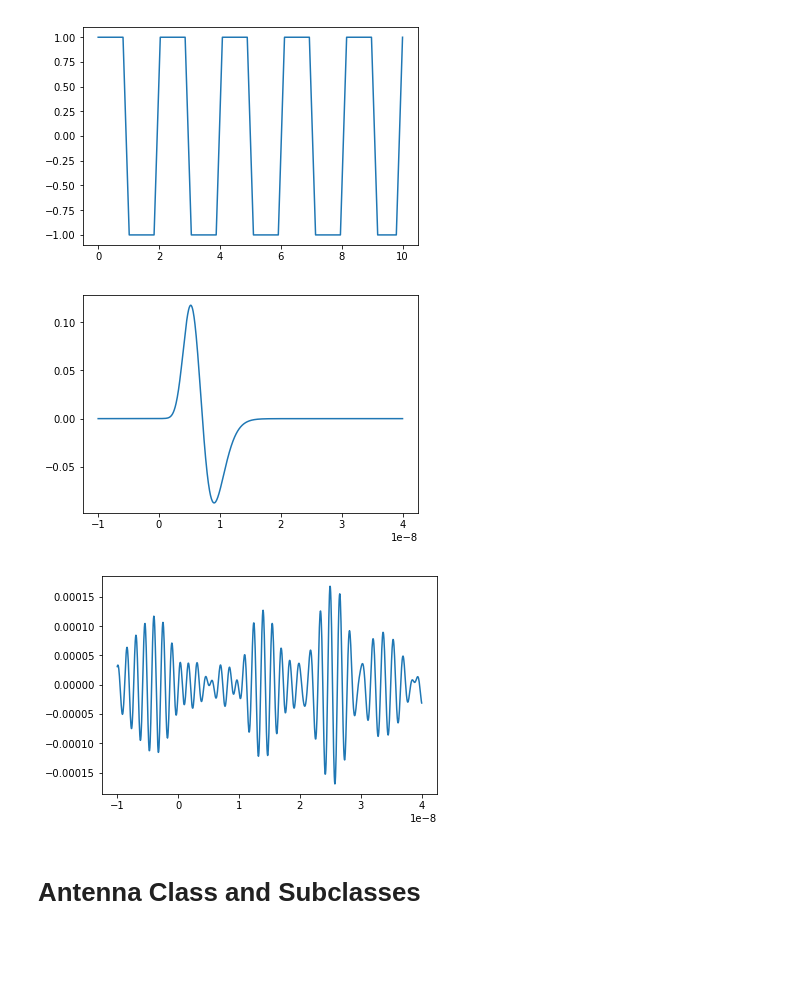
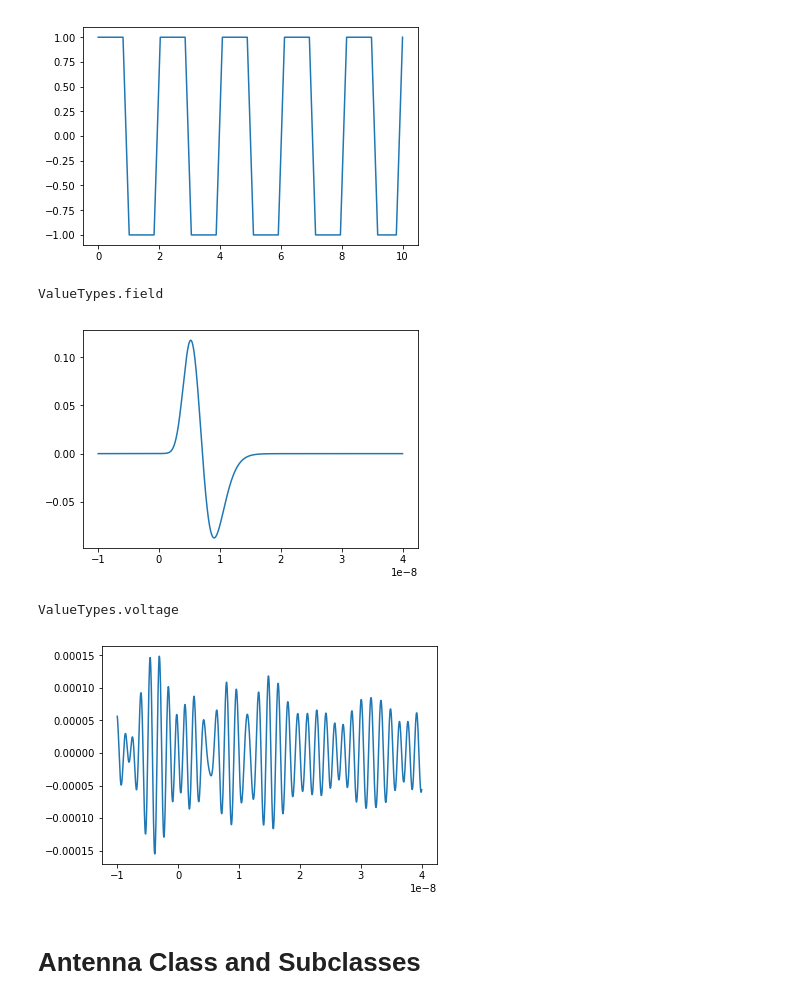
Before and after one commit to bhokansonfasig/pyrex, a Jupyter notebook: Code Examples.ipynb, the cells around one changed output. Drawn from its saved outputs; the diff is of its cells as text; code cells hidden in the pictures; blank space fills up the shorter version.

```diff
--- a/Code Examples.ipynb
+++ b/Code Examples.ipynb
@@ -119,21 +122,28 @@ plt.show()
 time_array = np.linspace(-10e-9, 40e-9, 1001)
 neutrino_energy = 1e8 # GeV
 observation_angle = 45 * np.pi/180 # radians
-askaryan = pyrex.AskaryanSignal(times=time_array, energy=neutrino_energy, theta=observation_angle)
+askaryan = pyrex.AskaryanSignal(times=time_array, energy=neutrino_energy,
+                                theta=observation_angle)
+print(askaryan.value_type)
 plt.plot(askaryan.times, askaryan.values)
 plt.show()
 # %% [output]
+ValueTypes.field
 [figure]
 # %%
 time_array = np.linspace(-10e-9, 40e-9, 1001)
 noise_temp = 300 # K
 system_resistance = 1000 # ohm
 frequency_range = (550e6, 750e6) # Hz
-noise = pyrex.ThermalNoise(times=time_array, temperature=noise_temp, resistance=system_resistance, f_band=frequency_range)
+noise = pyrex.ThermalNoise(times=time_array, temperature=noise_temp,
+                           resistance=system_resistance,
+                           f_band=frequency_range)
+print(noise.value_type)
 plt.plot(noise.times, noise.values)
 plt.show()
 # %% [output]
+ValueTypes.voltage
-[figure, old version]
+[figure, new version]
 # %% [markdown]
 <a id="antennas"></a>
 # Antenna Class and Subclasses
```
Also changed, not shown: parts of 8 cells of this notebook, 4 other files.
